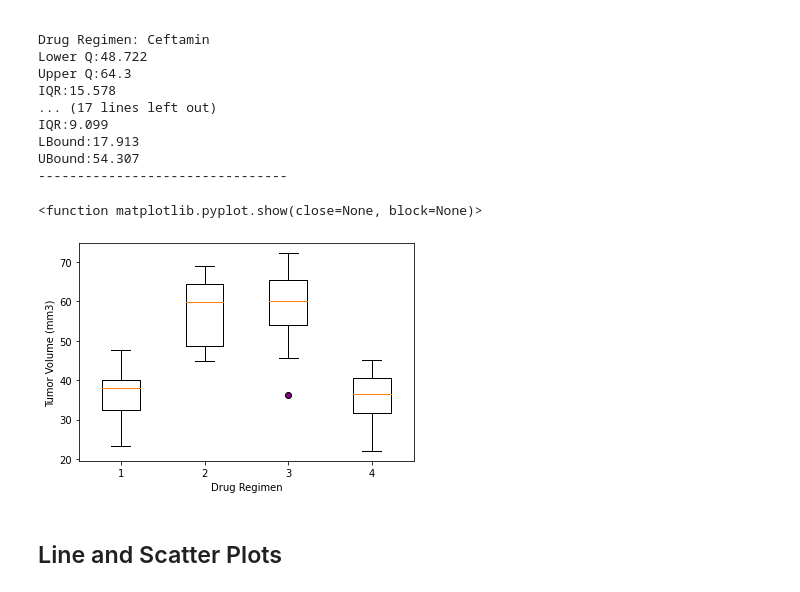
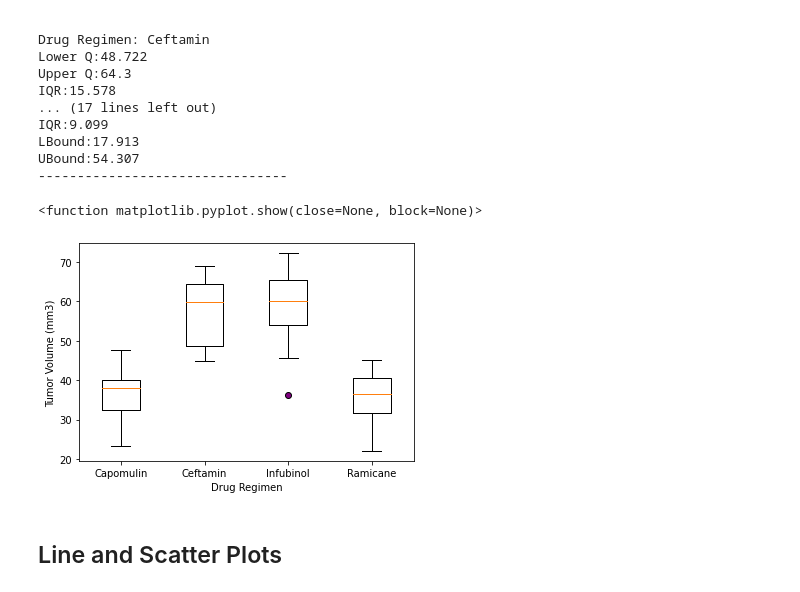
Before and after one commit to kidik425/05-MatPlotLib, a Jupyter notebook: Pymaceuticals/pymaceuticals_final.ipynb, the cells around one changed output. Cells and saved outputs as stored; diff of their text form; code cells hidden in the pictures.

```diff
--- a/Pymaceuticals/pymaceuticals_final.ipynb
+++ b/Pymaceuticals/pymaceuticals_final.ipynb
@@ -345,16 +353,16 @@ UBound:54.307
 # %%
 # Generate a box plot of the final tumor volume of each mouse across four regimens of interest
 fprops=dict(markerfacecolor='purple')
 
 plt.boxplot(empList, flierprops=fprops)
 
 plt.xlabel("Drug Regimen")
 plt.ylabel("Tumor Volume (mm3)")
-#plt.xticks([1,2,3,4],treatments) #my drug regimens are alpha ordered
+plt.xticks([1,2,3,4],treatments) #my drug regimens are alpha ordered
 plt.show
 # %% [output]
 <function matplotlib.pyplot.show(close=None, block=None)>
-[figure, old version]
+[figure, new version]
 # %% [markdown]
 ## Line and Scatter Plots
 # %%
```
Also changed, not shown: parts of 2 cells of this notebook.
